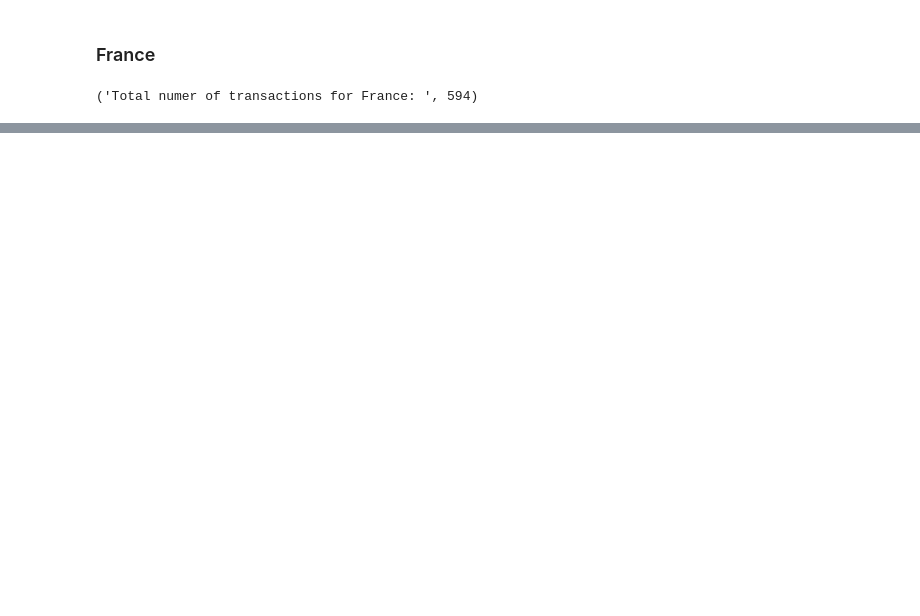
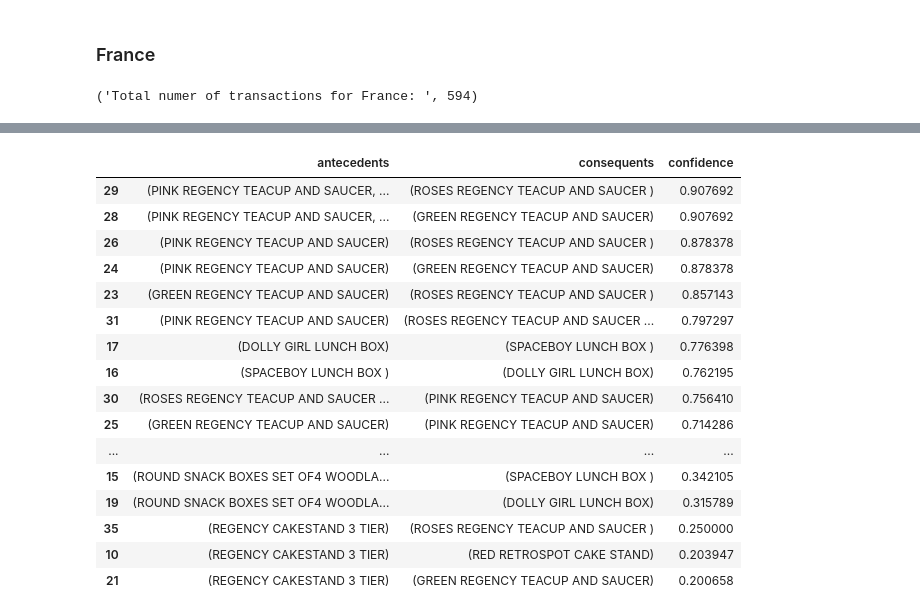
Before and after one commit to metehan41/DataMiningProject, a Jupyter notebook: DataMining.ipynb, the cells around one changed output, grey strips where cells are left out. Drawn from its saved outputs; the diff is of its cells as text; code cells hidden in the pictures; blank space fills up the shorter version.

```diff
--- a/DataMining.ipynb
+++ b/DataMining.ipynb
@@ -360,0 +521,22 @@ association_rules
+# %%
+run_3 = filtered_rules[['antecedents', 'consequents', 'confidence']]
+run_3 = run_3.sort_values(by='confidence', ascending=False)
+run_3
+# %% [output]
+|  | antecedents | consequents | confidence |
+| 29 | (PINK REGENCY TEACUP AND SAUCER, ... | (ROSES REGENCY TEACUP AND SAUCER ) | 0.907692 |
+| 28 | (PINK REGENCY TEACUP AND SAUCER, ... | (GREEN REGENCY TEACUP AND SAUCER) | 0.907692 |
+| 26 | (PINK REGENCY TEACUP AND SAUCER) | (ROSES REGENCY TEACUP AND SAUCER ) | 0.878378 |
+| 24 | (PINK REGENCY TEACUP AND SAUCER) | (GREEN REGENCY TEACUP AND SAUCER) | 0.878378 |
+| 23 | (GREEN REGENCY TEACUP AND SAUCER) | (ROSES REGENCY TEACUP AND SAUCER ) | 0.857143 |
+| 31 | (PINK REGENCY TEACUP AND SAUCER) | (ROSES REGENCY TEACUP AND SAUCER ... | 0.797297 |
+| 17 | (DOLLY GIRL LUNCH BOX) | (SPACEBOY LUNCH BOX ) | 0.776398 |
+| 16 | (SPACEBOY LUNCH BOX ) | (DOLLY GIRL LUNCH BOX) | 0.762195 |
+| 30 | (ROSES REGENCY TEACUP AND SAUCER ... | (PINK REGENCY TEACUP AND SAUCER) | 0.756410 |
+| 25 | (GREEN REGENCY TEACUP AND SAUCER) | (PINK REGENCY TEACUP AND SAUCER) | 0.714286 |
+| ... | ... | ... | ... |
+| 15 | (ROUND SNACK BOXES SET OF4 WOODLA... | (SPACEBOY LUNCH BOX ) | 0.342105 |
+| 19 | (ROUND SNACK BOXES SET OF4 WOODLA... | (DOLLY GIRL LUNCH BOX) | 0.315789 |
+| 35 | (REGENCY CAKESTAND 3 TIER) | (ROSES REGENCY TEACUP AND SAUCER ) | 0.250000 |
+| 10 | (REGENCY CAKESTAND 3 TIER) | (RED RETROSPOT CAKE STAND) | 0.203947 |
+| 21 | (REGENCY CAKESTAND 3 TIER) | (GREEN REGENCY TEACUP AND SAUCER) | 0.200658 |
```
Also changed, not shown: parts of 33 cells of this notebook.
